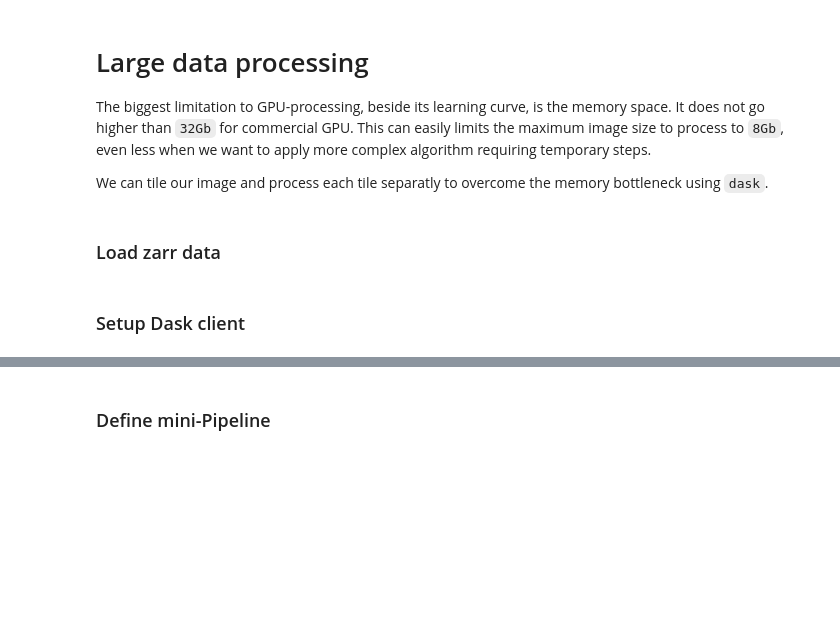
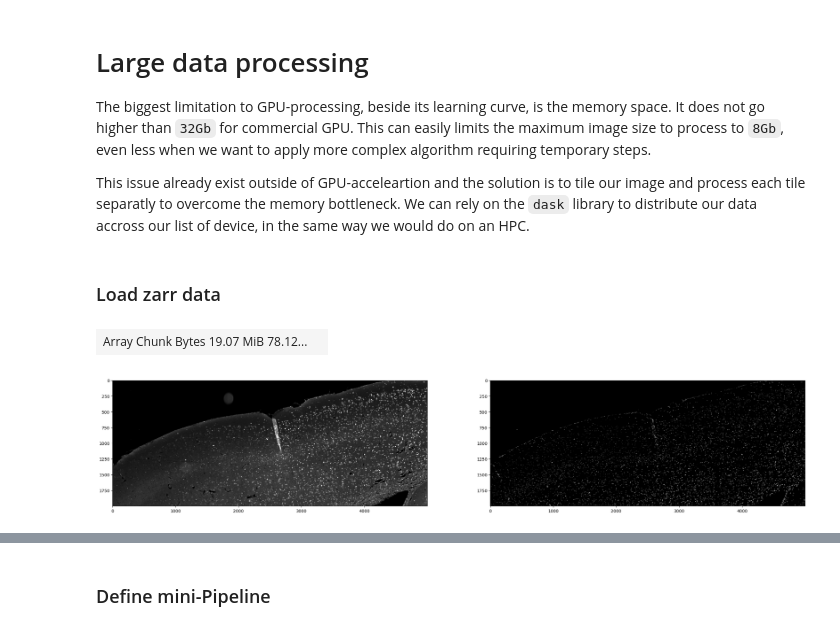
Before and after one commit to Image-Analysis-Hub/Pasteur-BioImage-Analysis-Course-2025, a Jupyter notebook: Analyst/Day5/4_multi-gpu_tile_processing.ipynb, the cells around one changed output, grey strips where cells are left out. Drawn from its saved outputs; the diff is of its cells as text; code cells hidden in the pictures; blank space fills up the shorter version.

```diff
--- a/Analyst/Day5/4_multi-gpu_tile_processing.ipynb
+++ b/Analyst/Day5/4_multi-gpu_tile_processing.ipynb
@@ -3,7 +3,7 @@
 
 The biggest limitation to GPU-processing, beside its learning curve, is the memory space. It does not go higher than `32Gb` for commercial GPU. This can easily limits the maximum image size to process to `8Gb`, even less when we want to apply more complex algorithm requiring temporary steps.
 
-We can tile our image and process each tile separatly to overcome the memory bottleneck using `dask`.
+This issue already exist outside of GPU-acceleartion and the solution is to tile our image and process each tile separatly to overcome the memory bottleneck. We can rely on the `dask` library to distribute our data accross our list of device, in the same way we would do on an HPC.
 # %%
 import dask.array as da
 import dask.distributed as dd
@@ -15,8 +34,16 @@ import pyclesperanto as cle
 # %%
-darray = da.random.random((30, 20000, 20000), chunks=(30, 200, 200))
+# darray = da.random.random((30, 20000, 20000), chunks=(30, 200, 200))
+darray = da.from_zarr(zarr_filename, chunks=(2, 200, 200), name='zarray', compressor=compressor)
 darray
+# %% [output]
+| Array Chunk Bytes 19.07 MiB 78.12... |  |
-# %% [markdown]
-### Setup Dask client
+# %%
+fig, axs = plt.subplots(1, 2, figsize=(30, 10))
+axs[0].imshow(darray[0], cmap='gray')
+axs[1].imshow(darray[1], cmap='gray')
+plt.show()
+# %% [output]
+[figure, added]
 # %%
 nb_devices = len(cle.list_available_devices(device_type="gpu"))
 
```
Also changed, not shown: parts of 13 cells of this notebook, 6 other files.
